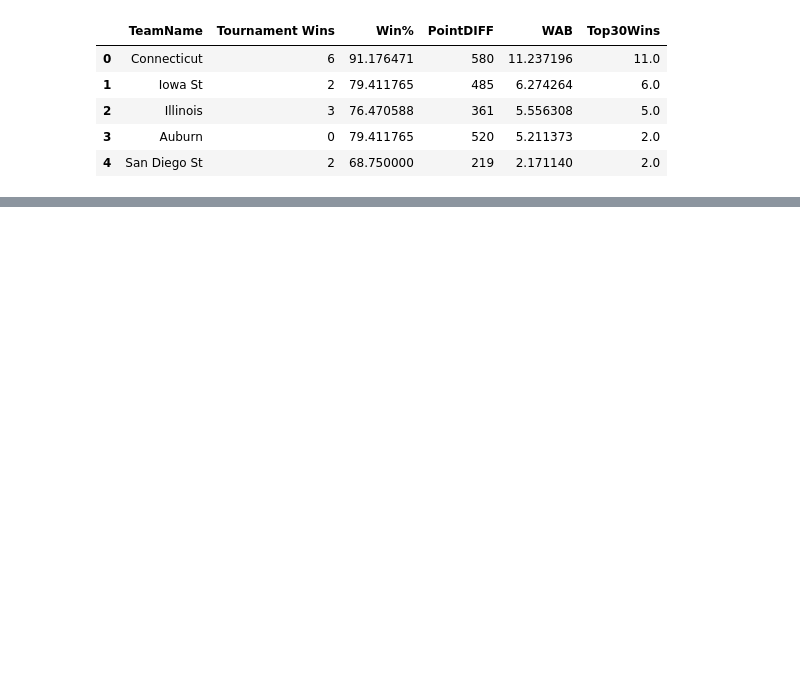
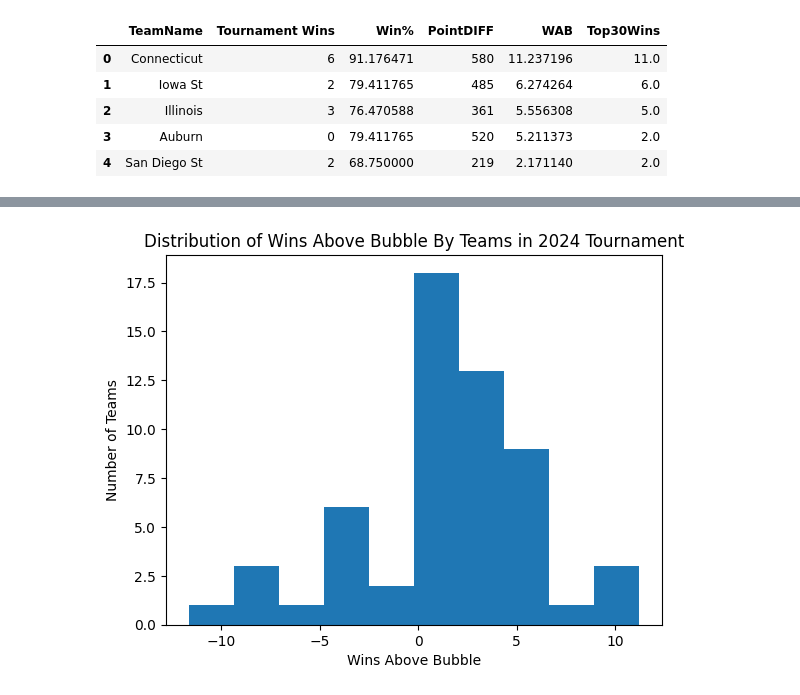
Before and after one commit to joshuaxiao13/kaggle-march-madness-2025, a Jupyter notebook: notebook.ipynb, the cells around one changed output, grey strips where cells are left out. Cells and saved outputs as stored; diff of their text form; code cells hidden in the pictures; blank space fills up the shorter version.

```diff
--- a/notebook.ipynb
+++ b/notebook.ipynb
@@ -341,0 +371,8 @@ Xy_ORLE.head()
+# %%
+plt.hist(Xy_ORLE["WAB"])
+plt.title("Distribution of Wins Above Bubble By Teams in 2024 Tournament")
+plt.ylabel("Number of Teams")
+plt.xlabel("Wins Above Bubble")
+plt.savefig("./images/distribution-2024-wins-above-bubble.png")
+# %% [output]
+[figure, added]
```
Also changed, not shown: parts of 8 cells of this notebook.
